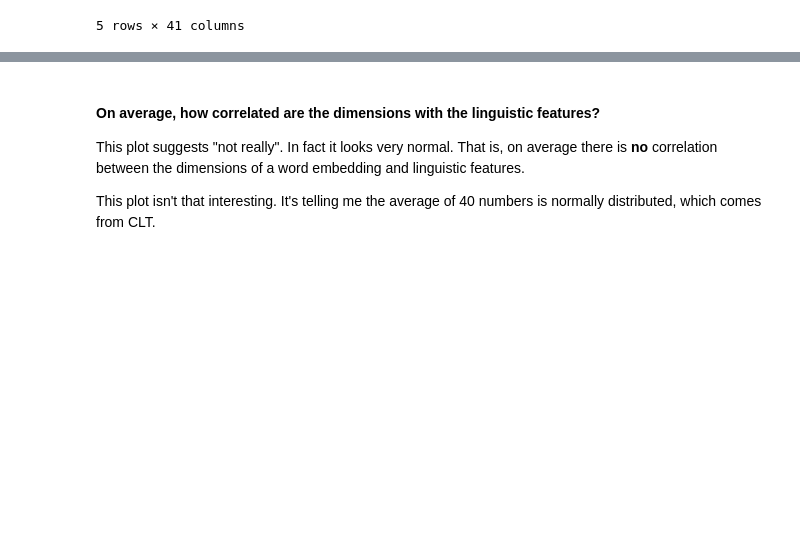
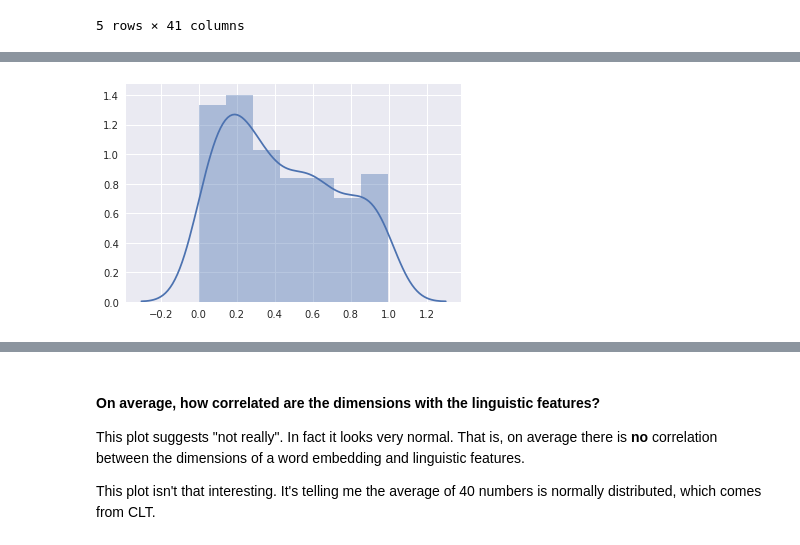
Before and after one commit to geoffbacon/semrep, a Jupyter notebook: semrep/evaluate/qvec/explore.ipynb, the cells around one changed output, grey strips where cells are left out. Drawn from its saved outputs; the diff is of its cells as text; code cells hidden in the pictures; blank space fills up the shorter version.

```diff
--- a/semrep/evaluate/qvec/explore.ipynb
+++ b/semrep/evaluate/qvec/explore.ipynb
@@ -61,0 +127,12 @@ correlations.head()
+# %%
+def do_kstest(i):
+    vector = X.loc[i]
+    ybar = vector.mean()
+    s = vector.std()
+    result = stats.kstest(vector, cdf='norm', args=(ybar, s))
+    return result.pvalue
+
+p_values = [do_kstest(i) for i in X.index]
+sns.distplot(p_values);
+# %% [output]
+[figure, added]
```
Also changed, not shown: parts of 44 cells of this notebook.
